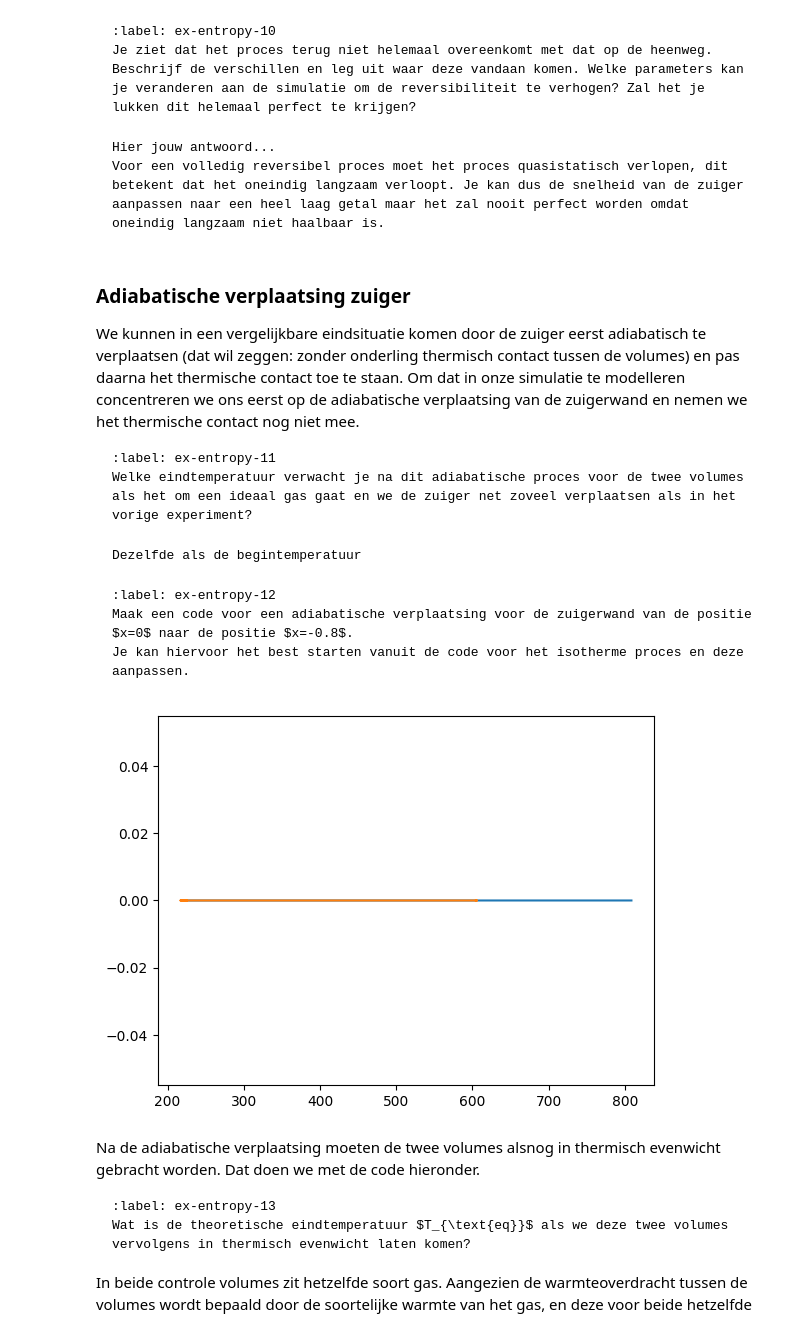
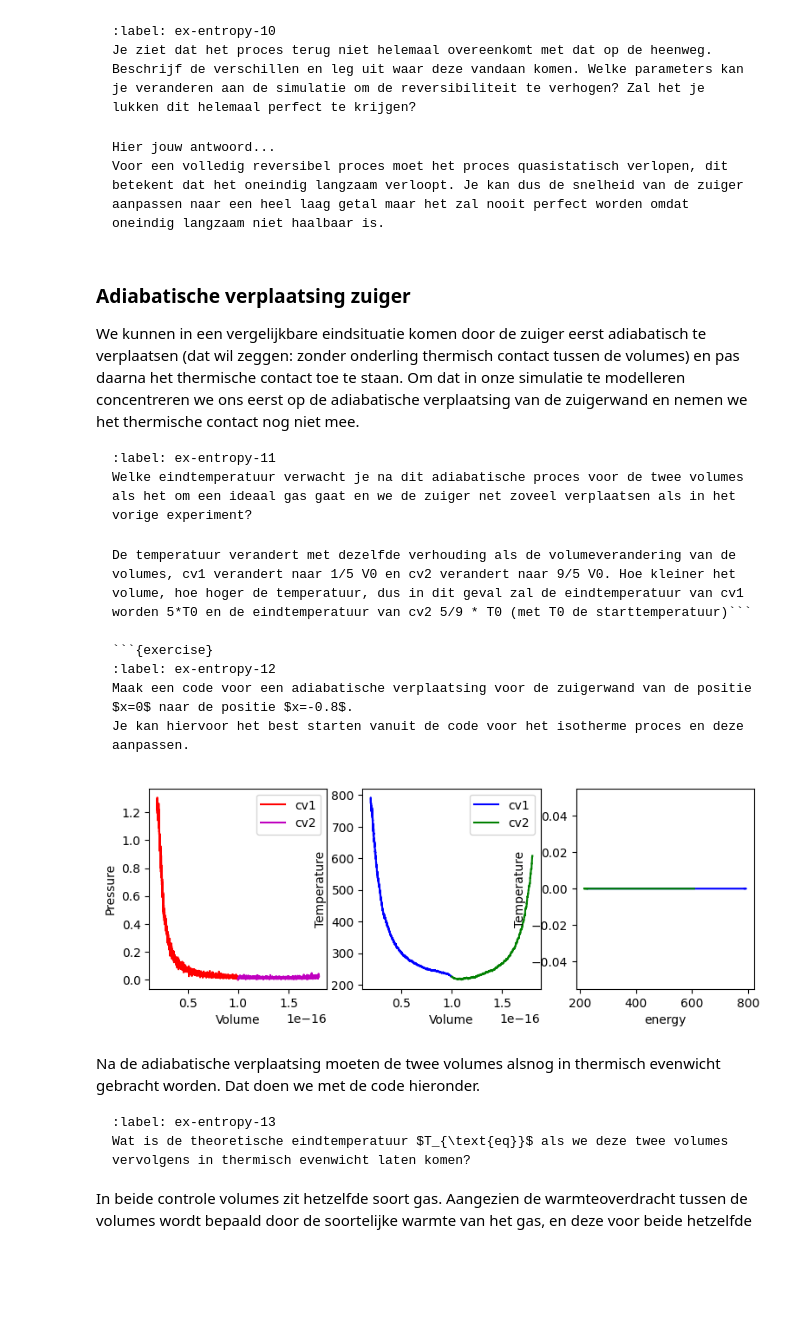
Before and after one commit to arenmeghdadi/314159265358979323846264338, a Jupyter notebook: Content/PySim/9_entropie.ipynb, the cells around one changed output. Cells and saved outputs as stored; diff of their text form; code cells hidden in the pictures; blank space fills up the shorter version.

````diff
--- a/Content/PySim/9_entropie.ipynb
+++ b/Content/PySim/9_entropie.ipynb
@@ -421,25 +421,19 @@ Los de differentiaalvergelijking op en plot deze theoretische voorspelling voor
 # %%
 #your code/answer
 def temp(x):
-    return (np.exp(-0.5 * (np.log(1-x**2))))
+    return (np.exp(- 0.5 * (np.log(1-(x)**2))))
 
 x = np.linspace(-0.8, 0.8, 1001)
 xnew = (x * 1E-16 ) + 1E-16
 
-temperatuur = temp(x) *28*1.66e-27 * (2.5e3)**2
+temperatuur = (temp(x)/(k_B*N)) *28*1.66e-27 * (2.5e3)**2
 
 plt.figure()
 
-fig, (ax1, ax2) = plt.subplots(1, 2, figsize=(9, 3))
-
-ax1.set_xlabel('volume')
-ax2.set_xlabel('volume')
-ax1.set_ylabel('temperature')
-ax2.set_ylabel('temperature')
-ax1.plot(xnew, temperatuur)
-ax2.plot(volumes1real, temperatures1c, '-b',label='cv1')
-ax2.plot(volumes2real, temperatures2c, '-g',label='cv2')
+plt.xlabel('volume')
+plt.ylabel('temperature')
+plt.plot(xnew, temperatuur)
+plt.plot(volumes1real, temperatures1c, '-b',label='cv1')
+plt.plot(volumes2real, temperatures2c, '-g',label='cv2')
 plt.show()
-
-# wat moet die x waarde zijn????
 # %% [output]
@@ -577,8 +577,7 @@ Om dat in onze simulatie te modelleren concentreren we ons eerst op de adiabatis
 Welke eindtemperatuur verwacht je na dit adiabatische proces voor de twee volumes als het om een ideaal gas gaat en we de zuiger net zoveel verplaatsen als in het vorige experiment?
 ```
 ```{solution} ex-entropy-11
-Dezelfde als de begintemperatuur
-```
+De temperatuur verandert met dezelfde verhouding als de volumeverandering van de volumes, cv1 verandert naar 1/5 V0 en cv2 verandert naar 9/5 V0. Hoe kleiner het volume, hoe hoger de temperatuur, dus in dit geval zal de eindtemperatuur van cv1 worden 5*T0 en de eindtemperatuur van cv2 5/9 * T0 (met T0 de starttemperatuur)```
 
 ```{exercise}
 :label: ex-entropy-12
@@ -684,40 +683,77 @@ temperatures2 = np.zeros(num_data, dtype=float)
 works1 = np.zeros(num_data, dtype=float)
 works2 = np.zeros(num_data, dtype=float)
 heats1 = np.zeros(num_data, dtype=float)
 heats2 = np.zeros(num_data, dtype=float)
+pressures1 = np.zeros(num_data, dtype=float)
+pressures2 = np.zeros(num_data, dtype=float)
+volumes1 = np.zeros(num_data, dtype=float)
+volumes2 = np.zeros(num_data, dtype=float)
+
 
 cv1 = ControlVolume(BOX_SIZE_0, BOX_SIZE_0, 50, +V_PISTON_0, 0.5)
 cv2 = ControlVolume(BOX_SIZE_0, BOX_SIZE_0, 50, -V_PISTON_0, 0.5)
 
 for i in range(num_data):
     cv1.take_time_step()
     cv2.take_time_step()
 
     average_temp = (cv1.temperature + cv2.temperature) / 2
     cv1.set_temp = average_temp
     cv2.set_temp = average_temp
 
     temperatures1[i] = cv1.temperature
     works1[i] = cv1.work
     heats1[i] = cv1.heat
+    pressures1[i] = cv1.pressure
+    volumes1[i] = cv1.area
 
 
     temperatures2[i] = cv2.temperature
     works2[i] = cv2.work
     heats2[i] = cv2.heat
+    pressures2[i] = cv2.pressure
+    volumes2[i] = cv2.area
 
-plt.figure()
-plt.plot(temperatures1, heats1)
-plt.plot(temperatures2, heats2)
+
+pressures1 = (pressures1 * 30*1.66e-27) / (1e-12)**2
+volumes1 = volumes1 * (1e-9)**2
+
+pressures2 = (pressures2 * 30*1.66e-27) / (1e-12)**2
+volumes2 = volumes2 * (1e-9)**2
+
+fig, (ax1, ax2, ax3) = plt.subplots(1, 3, figsize=(9, 3))
+ax1.set_xlabel('Volume')
+ax1.set_ylabel('Pressure')
+
+ax2.set_xlabel('Volume')
+ax2.set_ylabel('Temperature')
+
+
+ax3.set_xlabel('energy')
+ax3.set_ylabel('Temperature')
+fig.tight_layout
+
+#druk als functie van volume
+ax1.plot(volumes1, pressures1, '-r', label='cv1')
+ax1.plot(volumes2, pressures2, '-m',label='cv2')
+ax1.legend()
+
+#temperatuur als functie van volume
+ax2.plot(volumes1, temperatures1, '-b',label='cv1')
+ax2.plot(volumes2, temperatures2, '-g',label='cv2')
+ax2.legend()
+
+ax3.plot(temperatures1, heats1, '-b', label='cv1')
+ax3.plot(temperatures2, heats2, '-g', label='cv2')
+plt.show()
+
 
 energies = np.zeros(1000, dtype=float)
 energies2 = np.zeros(1000, dtype=float)
 temperatures = np.zeros(1000, dtype=float)
-temperatures2 = np.zeros(1000, dtype=float)
-
-# pv en tv diagram erbij
+temperatures2b = np.zeros(1000, dtype=float)
 # %% [output]
-[figure, old version]
+[figure, new version]
 # %% [markdown]
 Na de adiabatische verplaatsing moeten de twee volumes alsnog in thermisch evenwicht gebracht worden. Dat doen we met de code hieronder.
 
````
Also changed, not shown: parts of 10 cells of this notebook.
